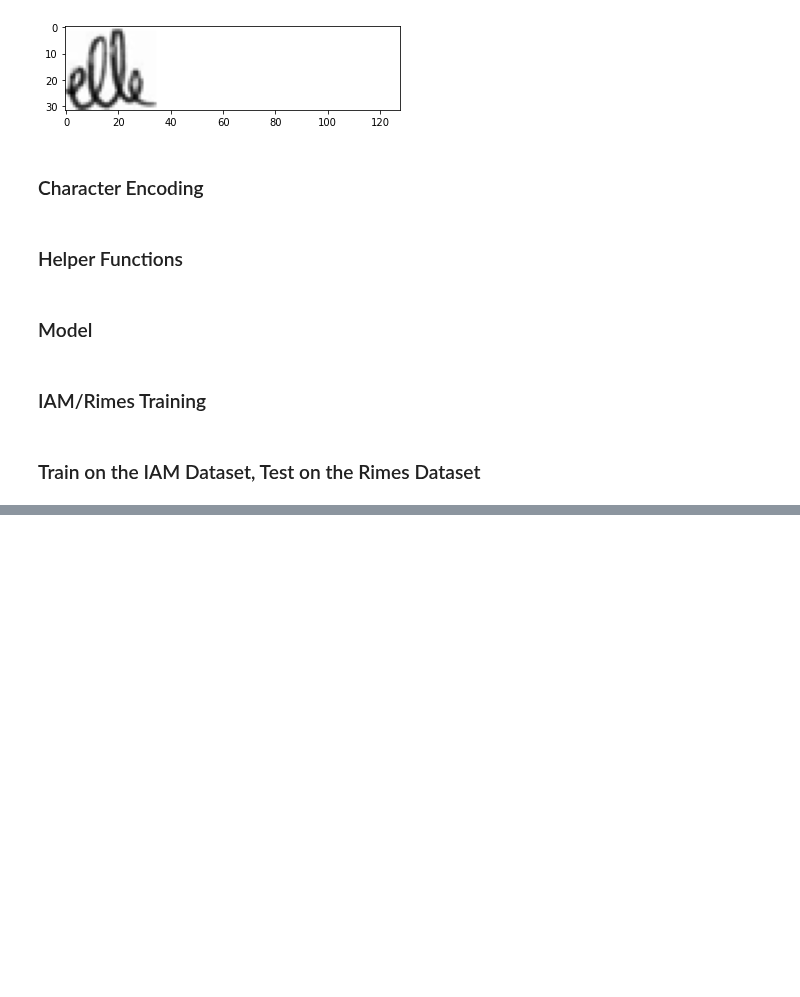
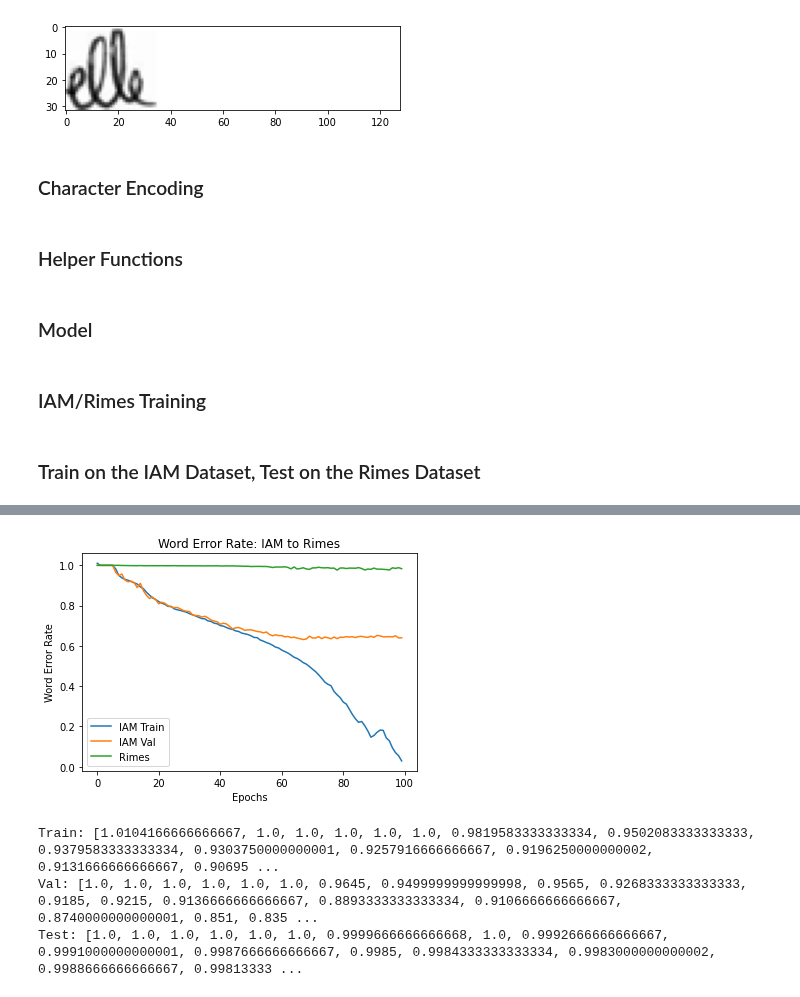
Before and after one commit to ericburdett/cs601r-dl, a Jupyter notebook: tl.ipynb, the cells around one changed output, grey strips where cells are left out. Drawn from its saved outputs; the diff is of its cells as text; code cells hidden in the pictures; blank space fills up the shorter version.

```diff
--- a/tl.ipynb
+++ b/tl.ipynb
@@ -541,0 +628,17 @@ Test: [21.054523436228433, 20.045533418655396, 19.838085063298543, 19.5882330894
+# %%
+plt.title('Word Error Rate: IAM to Rimes')
+plt.xlabel('Epochs')
+plt.ylabel('Word Error Rate')
+plt.plot(iam_to_rimes_wers[0], label='IAM Train')
+plt.plot(iam_to_rimes_wers[1], label='IAM Val')
+plt.plot(iam_to_rimes_wers[2], label='Rimes')
+plt.legend()
+plt.show()
+print('Train:', iam_to_rimes_wers[0])
+print('Val:', iam_to_rimes_wers[1])
+print('Test:', iam_to_rimes_wers[2])
+# %% [output]
+[figure, added]
+Train: [1.0104166666666667, 1.0, 1.0, 1.0, 1.0, 1.0, 0.9819583333333334, 0.9502083333333333, 0.9379583333333334, 0.9303750000000001, 0.9257916666666667, 0.9196250000000002, 0.9131666666666667, 0.90695 ...
+Val: [1.0, 1.0, 1.0, 1.0, 1.0, 1.0, 0.9645, 0.9499999999999998, 0.9565, 0.9268333333333333, 0.9185, 0.9215, 0.9136666666666667, 0.8893333333333334, 0.9106666666666667, 0.8740000000000001, 0.851, 0.835 ...
+Test: [1.0, 1.0, 1.0, 1.0, 1.0, 1.0, 0.9999666666666668, 1.0, 0.9992666666666667, 0.9991000000000001, 0.9987666666666667, 0.9985, 0.9984333333333334, 0.9983000000000002, 0.9988666666666667, 0.99813333 ...
```
Also changed, not shown: parts of 7 cells of this notebook.
